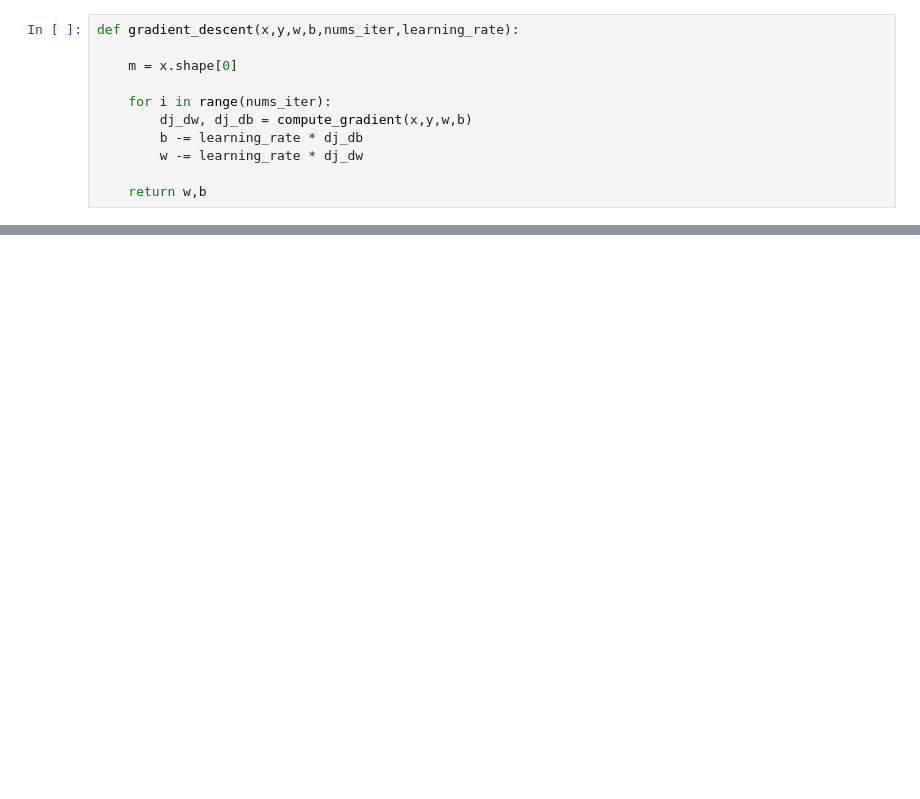
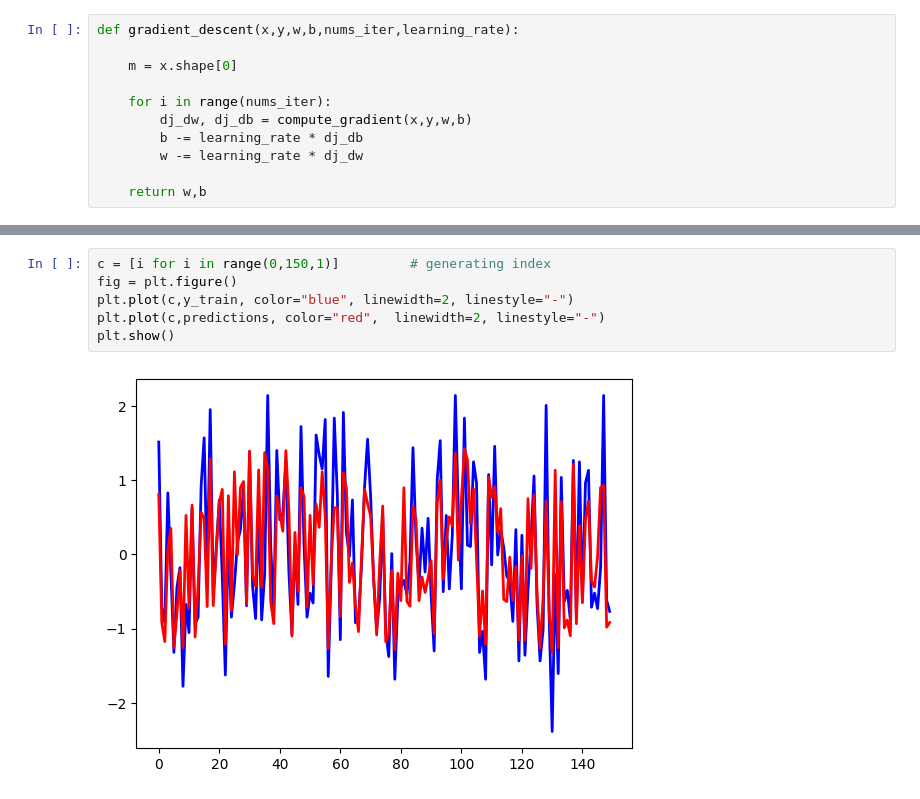
Before and after one commit to PapiChuloXX/Learning_ML, a Jupyter notebook: jpynb/tvmarketing.ipynb, the cells around one changed output, grey strips where cells are left out. Cells and saved outputs as stored; diff of their text form; blank space fills up the shorter version.

```diff
--- a/jpynb/tvmarketing.ipynb
+++ b/jpynb/tvmarketing.ipynb
@@ -95,0 +112,8 @@ plt.show()
+# %%
+c = [i for i in range(0,150,1)]         # generating index
+fig = plt.figure()
+plt.plot(c,y_train, color="blue", linewidth=2, linestyle="-")
+plt.plot(c,predictions, color="red",  linewidth=2, linestyle="-")
+plt.show()
+# %% [output]
+[figure, added]
```
Also changed, not shown: parts of 5 cells of this notebook, 3 other files.
